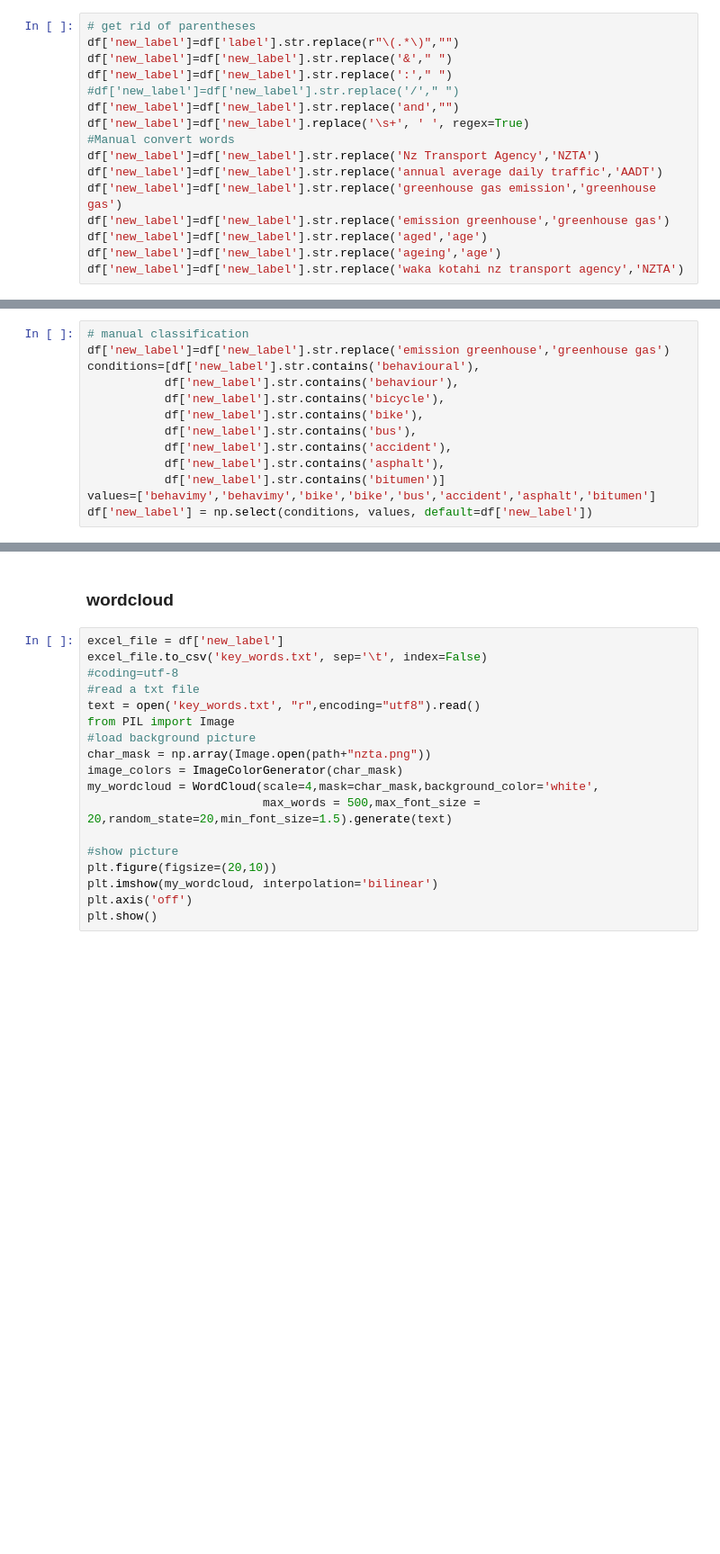
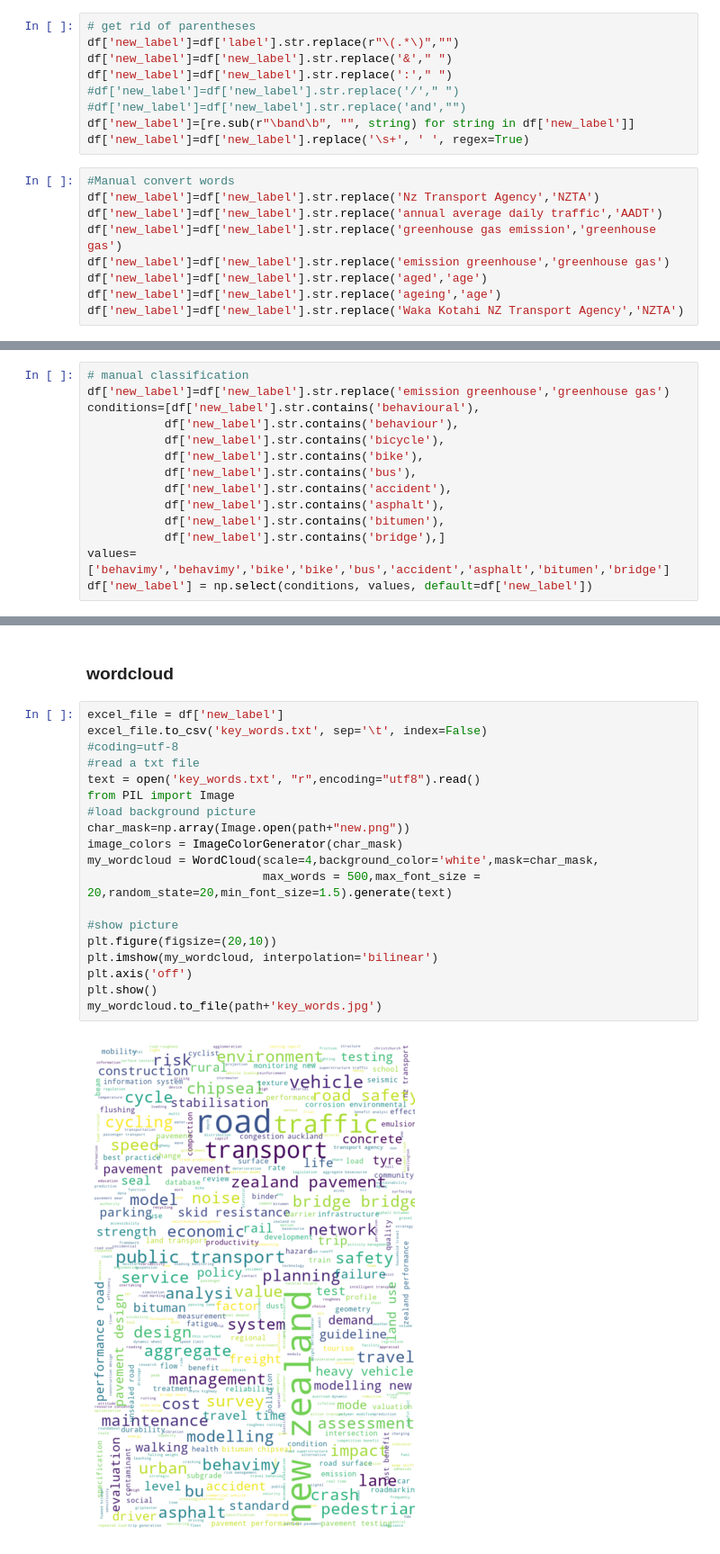
Before and after one commit to Connected-Journeys/data-hack2021, a Jupyter notebook: script/create nodes and edges.ipynb, the cells around one changed output, grey strips where cells are left out. Shown at 90% size. Saved outputs shown, nothing was run; the diff lists cells and outputs as text; blank space fills up the shorter version.

```diff
--- a/script/create nodes and edges.ipynb
+++ b/script/create nodes and edges.ipynb
@@ -151,14 +65,16 @@ df.head()
 | 0 | RR 681 | 2021-10-01 00:00:00 | Resilience and security | Abley Ltd | Framework for evacuation routes | evacuation, hazard, lifeline, res... | ... |
 | 0 | RR 681 | 2021-10-01 00:00:00 | Resilience and security | Abley Ltd | Framework for evacuation routes | evacuation, hazard, lifeline, res... | ... |
 | 0 | RR 681 | 2021-10-01 00:00:00 | Resilience and security | Abley Ltd | Framework for evacuation routes | evacuation, hazard, lifeline, res... | ... |
+# %%
+# get rid of parentheses
+df['new_label']=df['label'].str.replace(r"\(.*\)","")
+df['new_label']=df['new_label'].str.replace('&'," ")
+df['new_label']=df['new_label'].str.replace(':'," ")
+#df['new_label']=df['new_label'].str.replace('/'," ")
+#df['new_label']=df['new_label'].str.replace('and',"")
+df['new_label']=[re.sub(r"\band\b", "", string) for string in df['new_label']]
+df['new_label']=df['new_label'].replace('\s+', ' ', regex=True)
 # %%
-# get rid of parentheses
-df['new_label']=df['label'].str.replace(r"\(.*\)","")
-df['new_label']=df['new_label'].str.replace('&'," ")
-df['new_label']=df['new_label'].str.replace(':'," ")
-#df['new_label']=df['new_label'].str.replace('/'," ")
-df['new_label']=df['new_label'].str.replace('and',"")
-df['new_label']=df['new_label'].replace('\s+', ' ', regex=True)
 #Manual convert words
 df['new_label']=df['new_label'].str.replace('Nz Transport Agency','NZTA')
 df['new_label']=df['new_label'].str.replace('annual average daily traffic','AADT')
@@ -166,7 +82,7 @@ df['new_label']=df['new_label'].str.replace('greenhouse gas emission','greenhous
 df['new_label']=df['new_label'].str.replace('emission greenhouse','greenhouse gas')
 df['new_label']=df['new_label'].str.replace('aged','age')
 df['new_label']=df['new_label'].str.replace('ageing','age')
-df['new_label']=df['new_label'].str.replace('waka kotahi nz transport agency','NZTA')
+df['new_label']=df['new_label'].str.replace('Waka Kotahi NZ Transport Agency','NZTA')
 # %%
 # decapitalize the key words
 def decapitalize(str):
@@ -200,6 +110,7 @@ conditions=[df['new_label'].str.contains('behavioural'),
            df['new_label'].str.contains('bus'),
            df['new_label'].str.contains('accident'),
            df['new_label'].str.contains('asphalt'),
-           df['new_label'].str.contains('bitumen')]
-values=['behavimy','behavimy','bike','bike','bus','accident','asphalt','bitumen']
+           df['new_label'].str.contains('bitumen'),
+           df['new_label'].str.contains('bridge'),]
+values=['behavimy','behavimy','bike','bike','bus','accident','asphalt','bitumen','bridge']
 df['new_label'] = np.select(conditions, values, default=df['new_label'])
@@ -219,19 +121,21 @@ df.to_excel(path+'summary.xlsx',index=False)
 # %%
 excel_file = df['new_label']
 excel_file.to_csv('key_words.txt', sep='\t', index=False)
 #coding=utf-8
 #read a txt file
 text = open('key_words.txt', "r",encoding="utf8").read()
 from PIL import Image
 #load background picture
-char_mask = np.array(Image.open(path+"nzta.png"))
+char_mask=np.array(Image.open(path+"new.png"))
 image_colors = ImageColorGenerator(char_mask)
-my_wordcloud = WordCloud(scale=4,mask=char_mask,background_color='white',
+my_wordcloud = WordCloud(scale=4,background_color='white',mask=char_mask,
                          max_words = 500,max_font_size = 20,random_state=20,min_font_size=1.5).generate(text)
 
 #show picture
 plt.figure(figsize=(20,10))
 plt.imshow(my_wordcloud, interpolation='bilinear')
 plt.axis('off')
 plt.show()
+my_wordcloud.to_file(path+'key_words.jpg')
 # %% [output]
+[figure, added]
```
Also changed, not shown: parts of 35 cells of this notebook, 10 other files.
